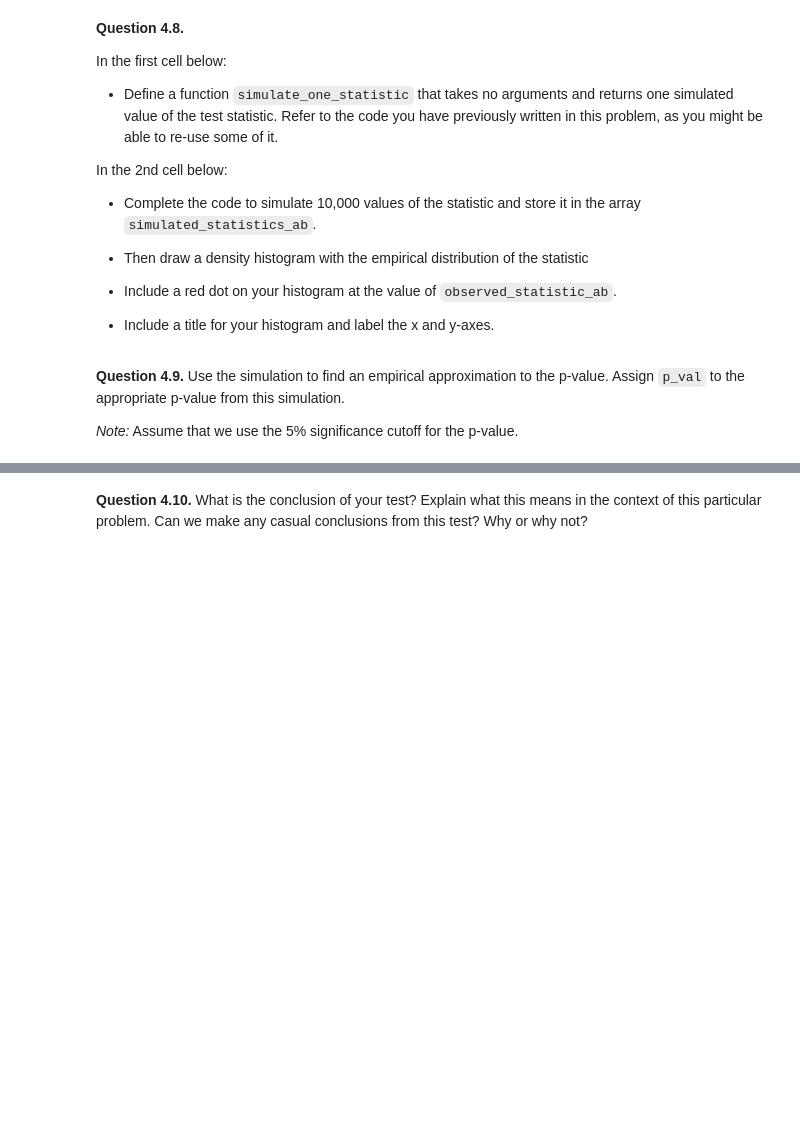
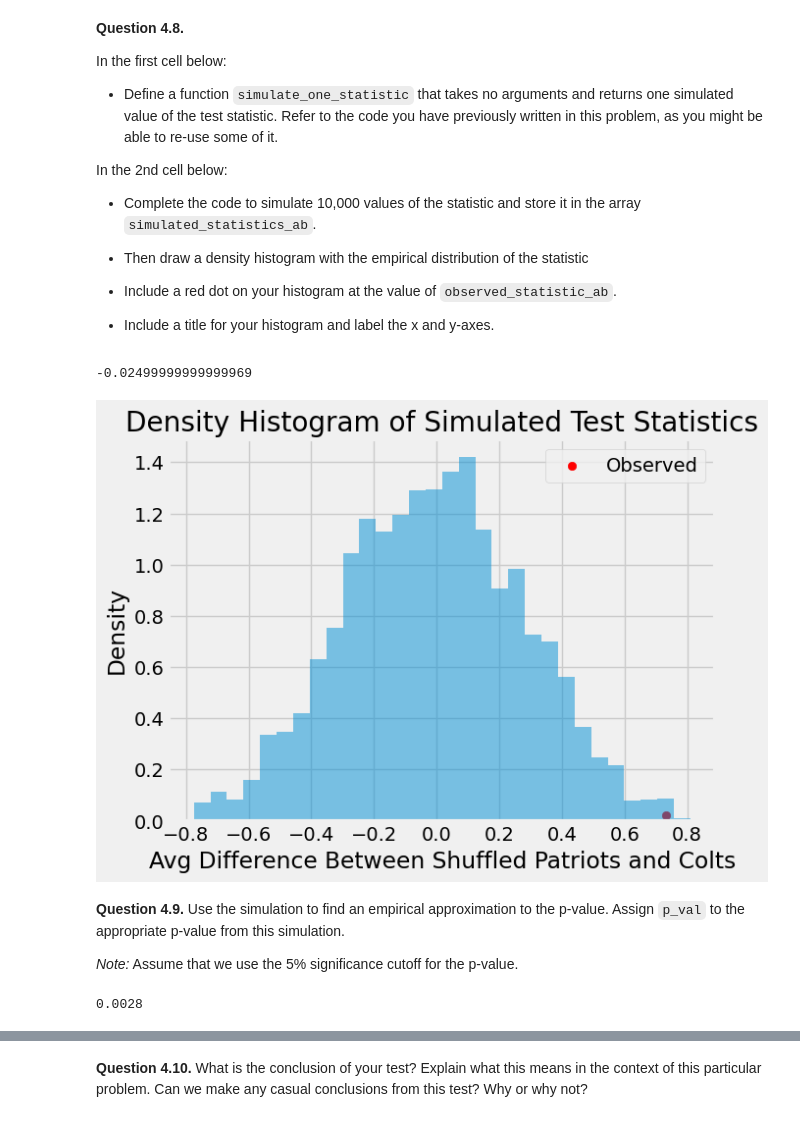
Before and after one commit to abo3abd-y/Data-Science, a Jupyter notebook: Data Science/HW/hw08/hw08.ipynb, the cells around one changed output, grey strips where cells are left out. Drawn from its saved outputs; the diff is of its cells as text; code cells hidden in the pictures; blank space fills up the shorter version.

```diff
--- a/Data Science/HW/hw08/hw08.ipynb
+++ b/Data Science/HW/hw08/hw08.ipynb
@@ -381,10 +433,10 @@ Complete the cell below so that `avg_drop_for_colts` and `avg_drop_for_patriots`
 
 Hint: Start by creating a new column **PressureDrop** and assign it the drop in pressure for each ball compared to the pressure at the start of the game.
 # %%
-...
+football =  football.assign(PressureDrop = football.apply(lambda x: x["Combined"] - 12.5 if x["Team"] == "Patriots" else x["Combined"] - 13, axis=1))
 # Your code above this line
 
-avg_drop_for_colts = ...
-avg_drop_for_patriots = ...
+avg_drop_for_colts = football[football["Team"] == "Colts"]["PressureDrop"].mean() * -1
+avg_drop_for_patriots = football.groupby("Team")["PressureDrop"].mean()["Patriots"] * -1
 # %%
 grader.check("q4_2")
@@ -424,6 +484,6 @@ grader.check("q4_4")
 # %% [markdown]
 **Question 4.5.** Complete the cell below so that `observed_statistic_ab` evaluates to the observed value of the test statistic.  (The check below just checks that you have the correct format, not the correct actual value).
 # %%
-observed_statistic_ab = ...
+observed_statistic_ab = avg_drop_for_patriots - avg_drop_for_colts
 
 observed_statistic_ab
@@ -453,7 +519,7 @@ Create a new DataFrame `original_and_shuffled` that is a copy of the original `f
 # %%
 original_and_shuffled = football.copy()
 
-...
+original_and_shuffled = football.assign(ShuffledLabel = football.sample(frac=1)[["Team"]].reset_index(drop=True))
 # Your code above this line
 
 original_and_shuffled
@@ -479,19 +564,33 @@ In the 2nd cell below:
  - Include a title for your histogram and label the x and y-axes.
 # %%
 def simulate_one_statistic():
-...
+    original_and_shuffled = football.copy()
+
+    original_and_shuffled = football.assign(ShuffledLabel = football.sample(frac=1)[["Team"]].reset_index(drop=True))
+
+    return (original_and_shuffled[original_and_shuffled["ShuffledLabel"] == "Patriots"]["PressureDrop"].mean() * -1) - (original_and_shuffled[original_and_shuffled["ShuffledLabel"] == "Colts"]["PressureDrop"].mean() * -1)
 
 # Your code above this line
 
 
 simulate_one_statistic()
+# %% [output]
+-0.02499999999999969
 # %%
 repetitions = 10000
 
-simulated_statistics_ab = ...
+simulated_statistics_ab = np.array([simulate_one_statistic() for _ in range(repetitions)])
 
-...
+plt.hist(simulated_statistics_ab, bins=30, density=True, alpha=0.5)
+plt.scatter(observed_statistic_ab, 0.02, color='red', label='Observed', zorder=0)
+plt.xlabel('Avg Difference Between Shuffled Patriots and Colts')
+plt.ylabel('Density')
+plt.title('Density Histogram of Simulated Test Statistics')
+plt.legend()
+plt.show()
 # your code for histogram and observed statistic above this line
+# %% [output]
+[figure, added]
 # %% [markdown]
 <!-- END QUESTION -->
 
@@ -499,8 +598,10 @@ simulated_statistics_ab = ...
 
 *Note:* Assume that we use the 5% significance cutoff for the p-value.
 # %%
-p_val = ...
+p_val = np.mean(simulated_statistics_ab >= observed_statistic_ab)
 
 p_val
+# %% [output]
+0.0028
 # %%
 grader.check("q4_9")
```
Also changed, not shown: parts of 19 cells of this notebook, 13 other files.
